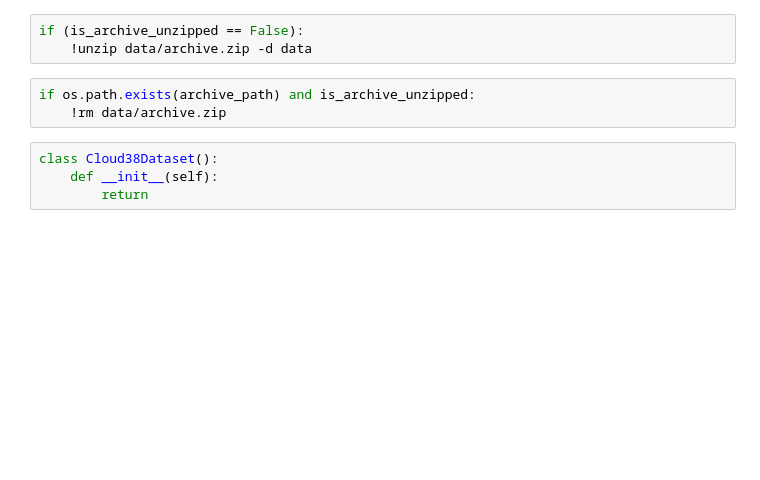
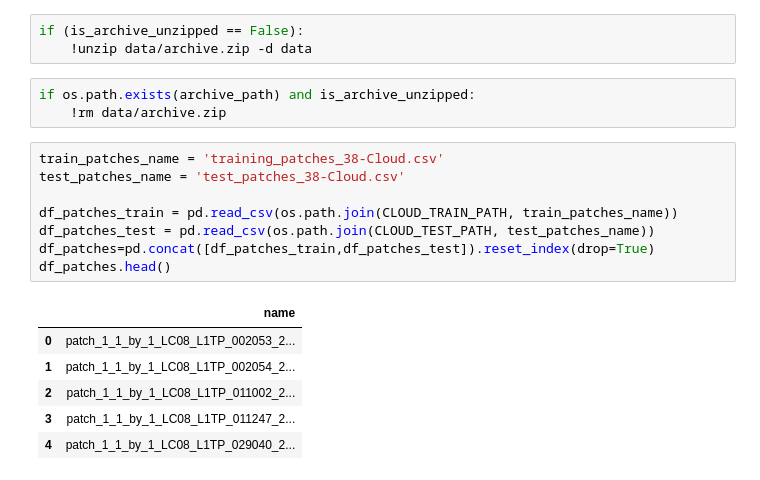
Before and after one commit to TheArtemis/Sapienza-AI-Lab-Project, a Jupyter notebook: 38-cloud-notebook.ipynb, the cells around one changed output. Cells and saved outputs as stored; diff of their text form; blank space fills up the shorter version.

```diff
--- a/38-cloud-notebook.ipynb
+++ b/38-cloud-notebook.ipynb
@@ -34,7 +42,18 @@ if (is_archive_unzipped == False):
 # %%
 if os.path.exists(archive_path) and is_archive_unzipped:
     !rm data/archive.zip
-# %%
-class Cloud38Dataset():
-    def __init__(self):
-        return
+# %%
+train_patches_name = 'training_patches_38-Cloud.csv'
+test_patches_name = 'test_patches_38-Cloud.csv'
+
+df_patches_train = pd.read_csv(os.path.join(CLOUD_TRAIN_PATH, train_patches_name))
+df_patches_test = pd.read_csv(os.path.join(CLOUD_TEST_PATH, test_patches_name))
+df_patches=pd.concat([df_patches_train,df_patches_test]).reset_index(drop=True)
+df_patches.head()
+# %% [output]
+|  | name |
+| 0 | patch_1_1_by_1_LC08_L1TP_002053_2... |
+| 1 | patch_1_1_by_1_LC08_L1TP_002054_2... |
+| 2 | patch_1_1_by_1_LC08_L1TP_011002_2... |
+| 3 | patch_1_1_by_1_LC08_L1TP_011247_2... |
+| 4 | patch_1_1_by_1_LC08_L1TP_029040_2... |
```
Also changed, not shown: parts of 5 cells of this notebook.
